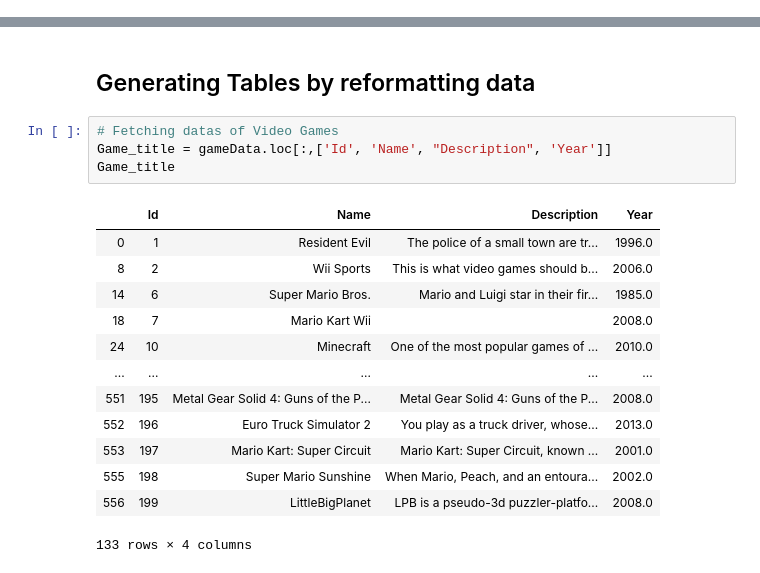
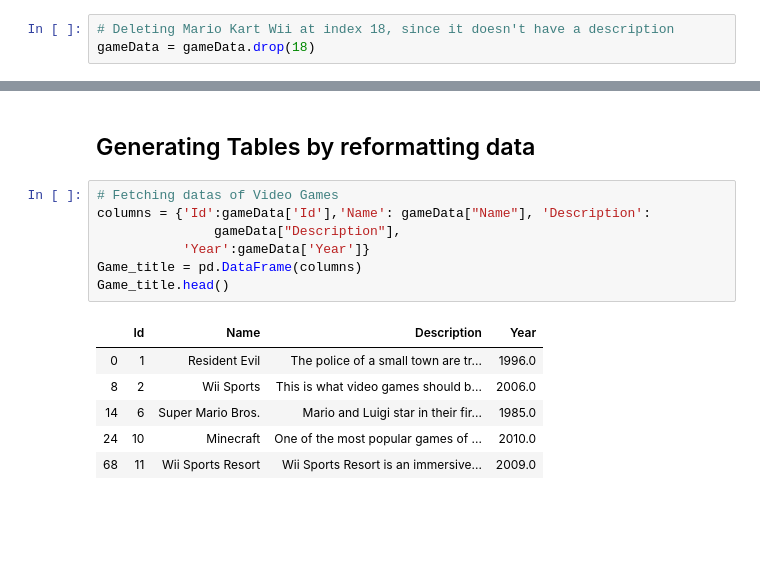
Before and after one commit to ashwinjohn3/WebScrapingOriginal, a Jupyter notebook: Assignment1.ipynb, the cells around one changed output, grey strips where cells are left out. Drawn from its saved outputs; the diff is of its cells as text; blank space fills up the shorter version.

```diff
--- a/Assignment1.ipynb
+++ b/Assignment1.ipynb
@@ -388,0 +384,3 @@ dtype: int64
+# %%
+# Deleting Mario Kart Wii at index 18, since it doesn't have a description
+gameData = gameData.drop(18)
@@ -484,22 +491,18 @@ sns.boxplot(np.array(gameData['RAWG Score']))
 ## Generating Tables by reformatting data
 # %%
 # Fetching datas of Video Games
-Game_title = gameData.loc[:,['Id', 'Name', "Description", 'Year']]
-Game_title
+columns = {'Id':gameData['Id'],'Name': gameData["Name"], 'Description':
+               gameData["Description"],
+           'Year':gameData['Year']}
+Game_title = pd.DataFrame(columns)
+Game_title.head()
 # %% [output]
 |  | Id | Name | Description | Year |
 | 0 | 1 | Resident Evil | The police of a small town are tr... | 1996.0 |
 | 8 | 2 | Wii Sports | This is what video games should b... | 2006.0 |
 | 14 | 6 | Super Mario Bros. | Mario and Luigi star in their fir... | 1985.0 |
-| 18 | 7 | Mario Kart Wii |  | 2008.0 |
 | 24 | 10 | Minecraft | One of the most popular games of ... | 2010.0 |
-| ... | ... | ... | ... | ... |
-| 551 | 195 | Metal Gear Solid 4: Guns of the P... | Metal Gear Solid 4: Guns of the P... | 2008.0 |
-| 552 | 196 | Euro Truck Simulator 2 | You play as a truck driver, whose... | 2013.0 |
-| 553 | 197 | Mario Kart: Super Circuit | Mario Kart: Super Circuit, known ... | 2001.0 |
-| 555 | 198 | Super Mario Sunshine | When Mario, Peach, and an entoura... | 2002.0 |
-| 556 | 199 | LittleBigPlanet | LPB is a pseudo-3d puzzler-platfo... | 2008.0 |
+| 68 | 11 | Wii Sports Resort | Wii Sports Resort is an immersive... | 2009.0 |
-133 rows × 4 columns
 # %%
 # Created a Game_Ratings table using the below columns
 Game_Ratings = gameData.loc[:,['Name', 'RAWG Score', 'Critic_Score']]
```
Also changed, not shown: parts of 29 cells of this notebook.
